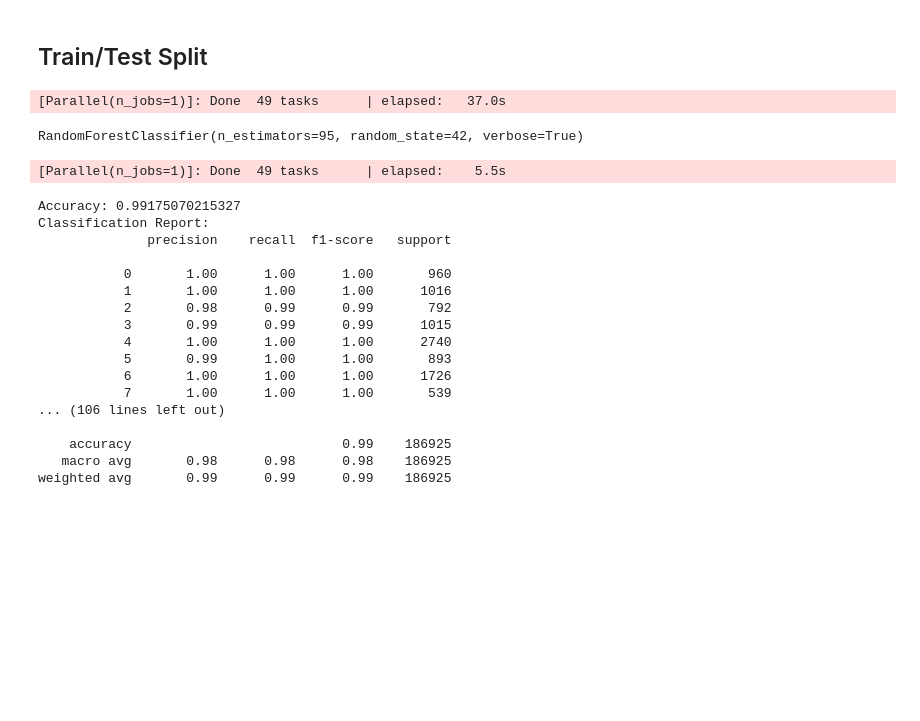
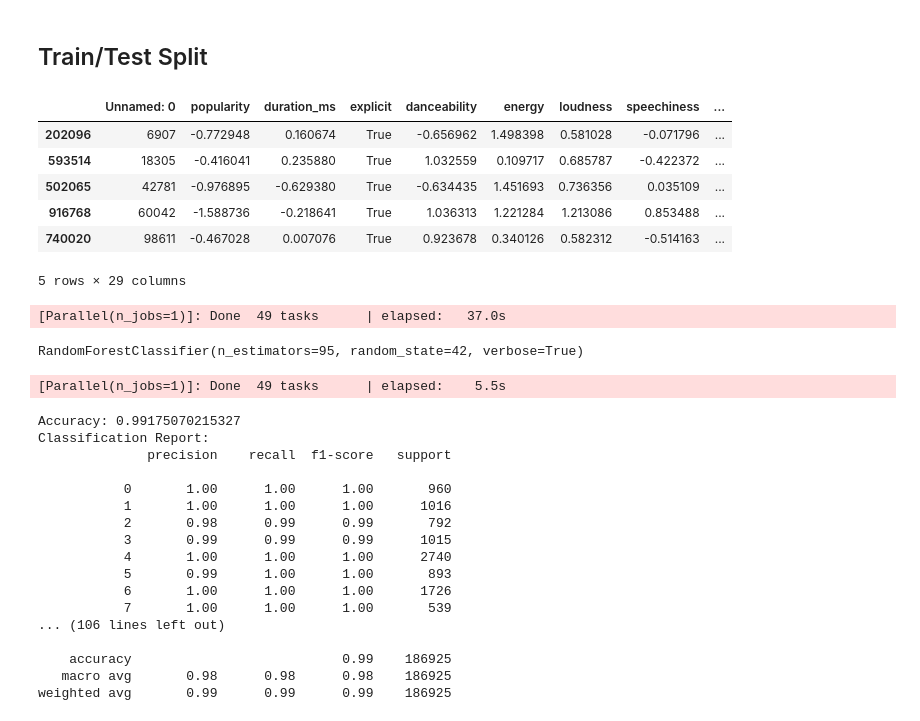
Before and after one commit to Cole-MaK/spotifymodel, a Jupyter notebook: notebook/notebook.ipynb, the cells around one changed output. Drawn from its saved outputs; the diff is of its cells as text; code cells hidden in the pictures; blank space fills up the shorter version.

```diff
--- a/notebook/notebook.ipynb
+++ b/notebook/notebook.ipynb
@@ -508,14 +548,23 @@ data_resampled_no_genre = pd.get_dummies(data_resampled_no_genre, columns=['key'
 # %%
 from sklearn.model_selection import train_test_split
 from sklearn.svm import LinearSVC
 from sklearn.ensemble import RandomForestClassifier
 from sklearn.metrics import classification_report, accuracy_score
 
 X = data_resampled_no_genre.drop('track_genre_encoded', axis=1)  #track_genre_encoded will be the y
 y = data_resampled_no_genre['track_genre_encoded']
 
 X_train, X_test, y_train, y_test = train_test_split(X, y, test_size=0.2, random_state=42)
 X_train, X_validation_test, y_train, y_validation_test = train_test_split(X_train, y_train, test_size=.25, random_state=42)
+X_train.head()
+# %% [output]
+|  | Unnamed: 0 | popularity | duration_ms | explicit | danceability | energy | loudness | speechiness | ... |
+| 202096 | 6907 | -0.772948 | 0.160674 | True | -0.656962 | 1.498398 | 0.581028 | -0.071796 | ... |
+| 593514 | 18305 | -0.416041 | 0.235880 | True | 1.032559 | 0.109717 | 0.685787 | -0.422372 | ... |
+| 502065 | 42781 | -0.976895 | -0.629380 | True | -0.634435 | 1.451693 | 0.736356 | 0.035109 | ... |
+| 916768 | 60042 | -1.588736 | -0.218641 | True | 1.036313 | 1.221284 | 1.213086 | 0.853488 | ... |
+| 740020 | 98611 | -0.467028 | 0.007076 | True | 0.923678 | 0.340126 | 0.582312 | -0.514163 | ... |
+5 rows × 29 columns
 # %%
 model_rf = RandomForestClassifier(n_estimators=95, random_state=42, verbose=True)
 model_rf.fit(X_train, y_train)
```
Also changed, not shown: parts of 11 cells of this notebook, 8 other files.
